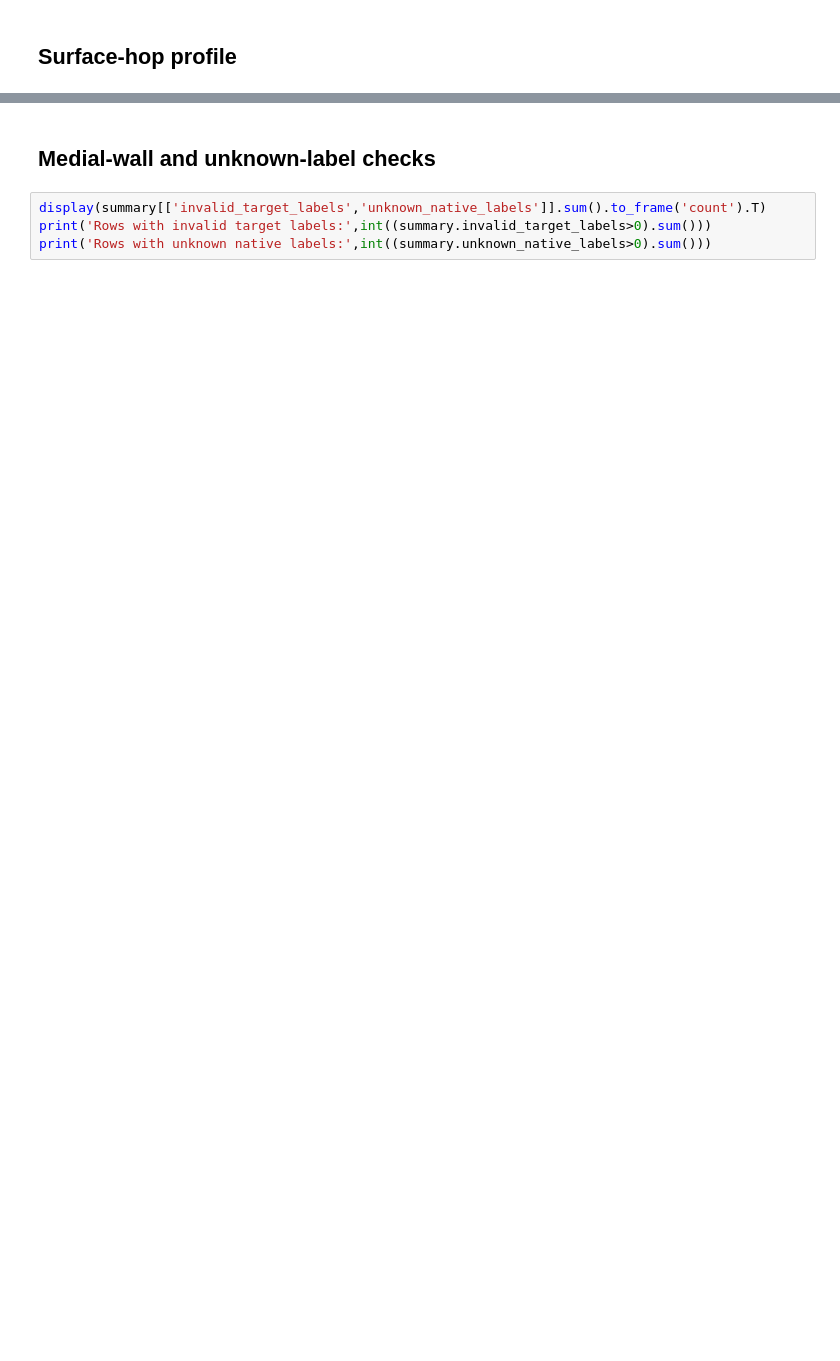
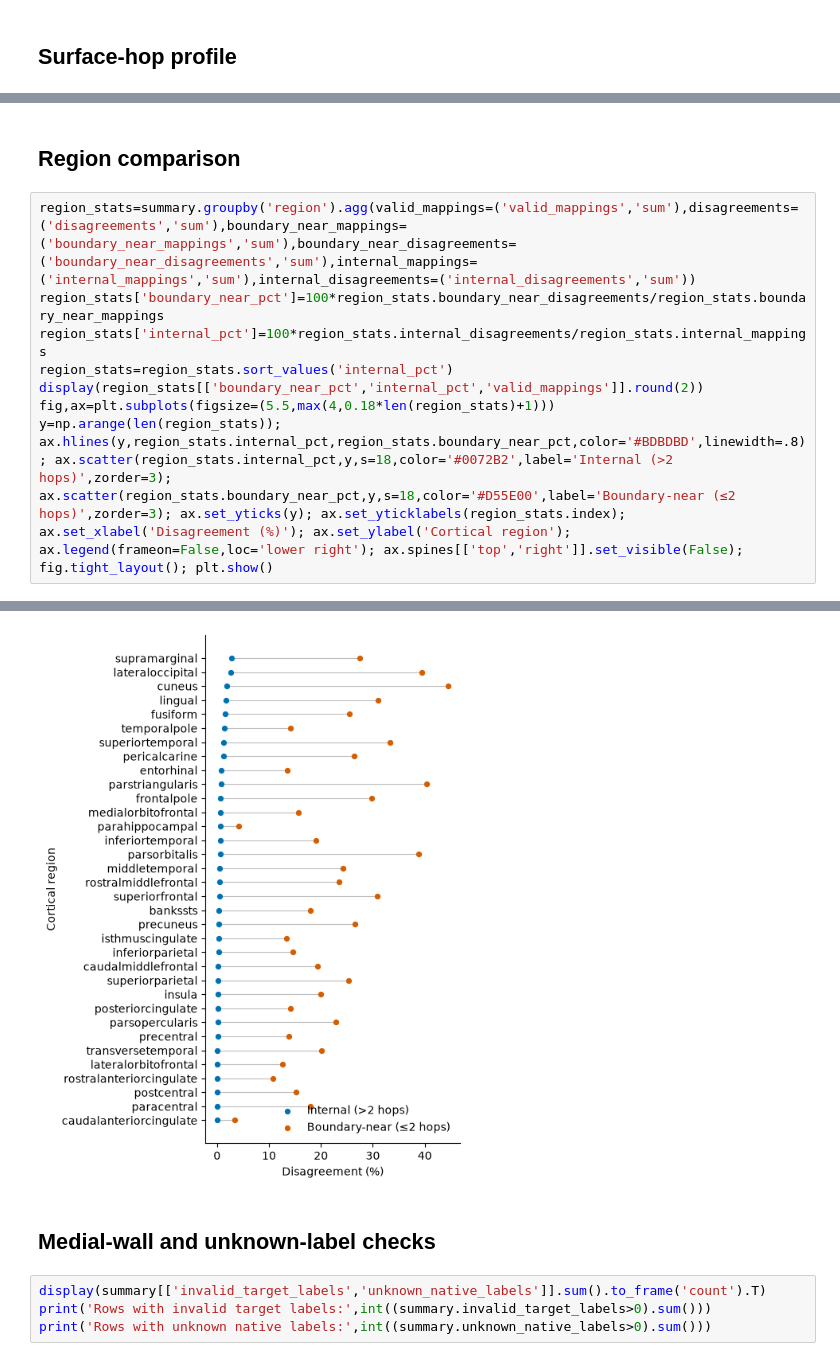
Before and after one commit to chloe-xintong/cortical-column-normative-modeling, a Jupyter notebook: native_surface_analysis/boundary_disagreement/boundary_disagreement_qc.ipynb, the cells around one changed output, grey strips where cells are left out. Saved outputs shown, nothing was run; the diff lists cells and outputs as text; blank space fills up the shorter version.

```diff
--- a/native_surface_analysis/boundary_disagreement/boundary_disagreement_qc.ipynb
+++ b/native_surface_analysis/boundary_disagreement/boundary_disagreement_qc.ipynb
@@ -44,0 +107,11 @@ fig,ax=plt.subplots(figsize=(4,3)); sns.lineplot(data=hop,x='hop_bin',y='disagre
+# %% [markdown]
+## Region comparison
+# %%
+region_stats=summary.groupby('region').agg(valid_mappings=('valid_mappings','sum'),disagreements=('disagreements','sum'),boundary_near_mappings=('boundary_near_mappings','sum'),boundary_near_disagreements=('boundary_near_disagreements','sum'),internal_mappings=('internal_mappings','sum'),internal_disagreements=('internal_disagreements','sum'))
+region_stats['boundary_near_pct']=100*region_stats.boundary_near_disagreements/region_stats.boundary_near_mappings
+region_stats['internal_pct']=100*region_stats.internal_disagreements/region_stats.internal_mappings
+region_stats=region_stats.sort_values('internal_pct')
+display(region_stats[['boundary_near_pct','internal_pct','valid_mappings']].round(2))
+fig,ax=plt.subplots(figsize=(5.5,max(4,0.18*len(region_stats)+1)))
+y=np.arange(len(region_stats)); ax.hlines(y,region_stats.internal_pct,region_stats.boundary_near_pct,color='#BDBDBD',linewidth=.8); ax.scatter(region_stats.internal_pct,y,s=18,color='#0072B2',label='Internal (>2 hops)',zorder=3); ax.scatter(region_stats.boundary_near_pct,y,s=18,color='#D55E00',label='Boundary-near (≤2 hops)',zorder=3); ax.set_yticks(y); ax.set_yticklabels(region_stats.index); ax.set_xlabel('Disagreement (%)'); ax.set_ylabel('Cortical region'); ax.legend(frameon=False,loc='lower right'); ax.spines[['top','right']].set_visible(False); fig.tight_layout(); plt.show()
+# %% [output]
@@ -45,3 +136,4 @@ fig,ax=plt.subplots(figsize=(4,3)); sns.lineplot(data=hop,x='hop_bin',y='disagre
+[figure, added]
 # %% [markdown]
 ## Medial-wall and unknown-label checks
 # %%
```
Also changed, not shown: parts of 8 cells of this notebook, 1 other file.
